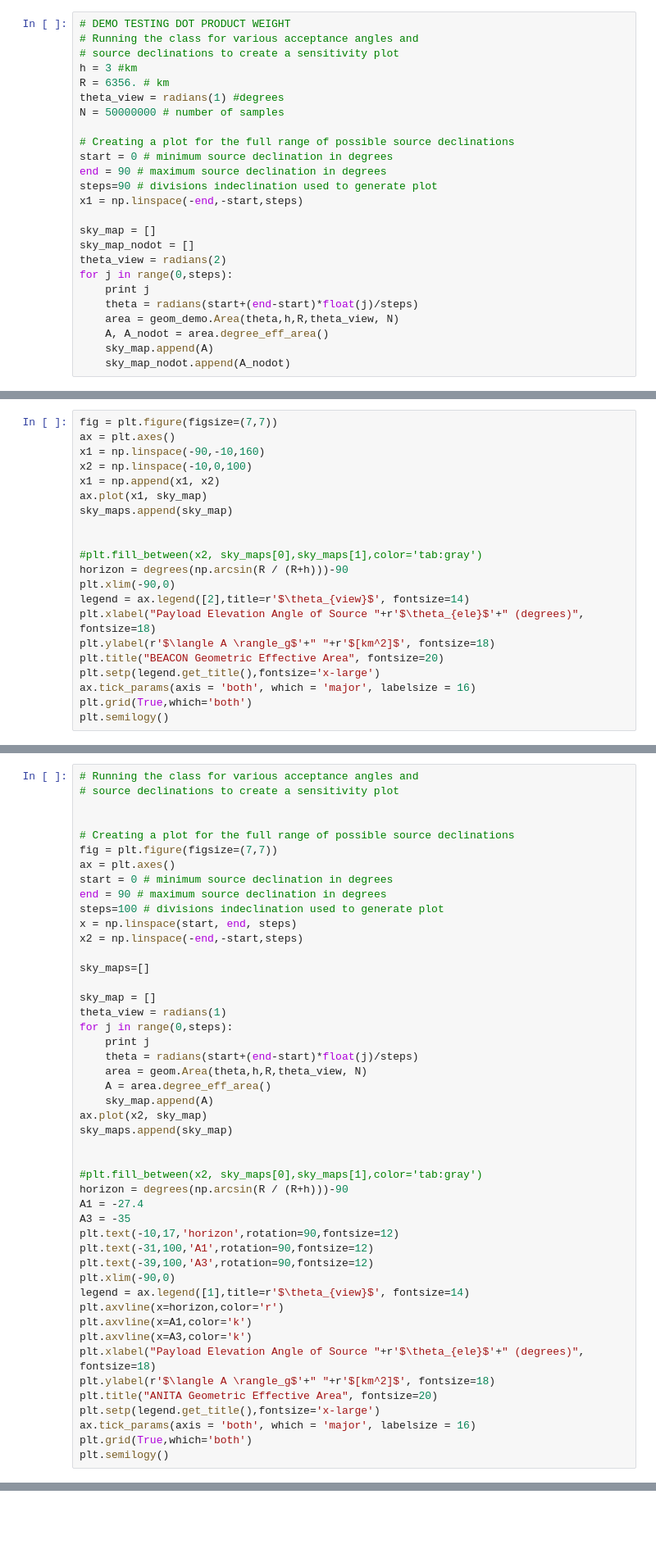
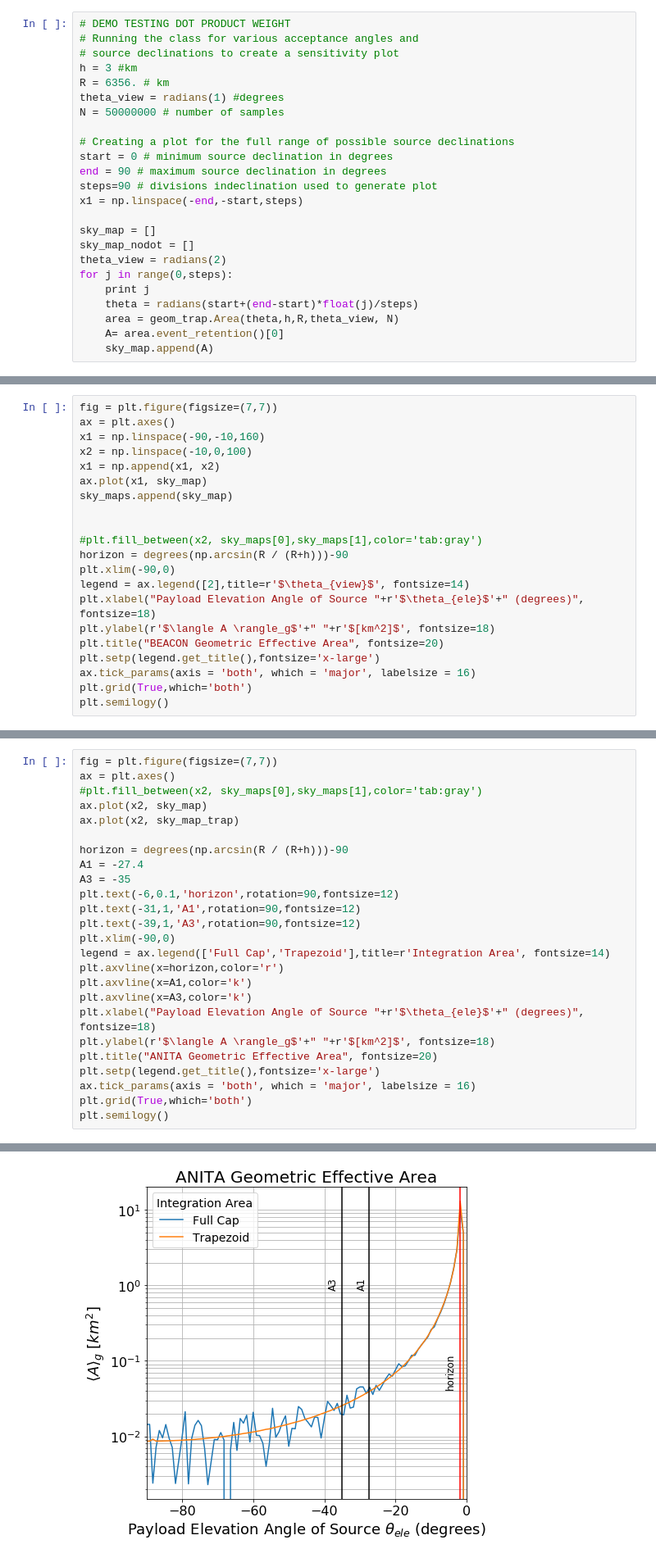
Before and after one commit to afromero/tau_point_source_sim, a Jupyter notebook: geometry_class_test.ipynb, the cells around one changed output, grey strips where cells are left out. Shown at 82% size. Cells and saved outputs as stored; diff of their text form; blank space fills up the shorter version.

Commit message:
Creating files for presentation and final paper

```diff
--- a/geometry_class_test.ipynb
+++ b/geometry_class_test.ipynb
@@ -174,9 +174,8 @@ theta_view = radians(2)
 for j in range(0,steps):
     print j
     theta = radians(start+(end-start)*float(j)/steps)
-    area = geom_demo.Area(theta,h,R,theta_view, N)
-    A, A_nodot = area.degree_eff_area()
+    area = geom_trap.Area(theta,h,R,theta_view, N)
+    A= area.event_retention()[0]
     sky_map.append(A)
-    sky_map_nodot.append(A_nodot)
 # %% [output]
 0
@@ -243,40 +272,18 @@ np.savetxt("BEACON_effectivearea.csv", sky_map, delimiter=",")
 # %%
-# Running the class for various acceptance angles and
-# source declinations to create a sensitivity plot
-
-
-# Creating a plot for the full range of possible source declinations
 fig = plt.figure(figsize=(7,7))
 ax = plt.axes()
-start = 0 # minimum source declination in degrees
-end = 90 # maximum source declination in degrees
-steps=100 # divisions indeclination used to generate plot
-x = np.linspace(start, end, steps)
-x2 = np.linspace(-end,-start,steps)
+#plt.fill_between(x2, sky_maps[0],sky_maps[1],color='tab:gray')
+ax.plot(x2, sky_map)
+ax.plot(x2, sky_map_trap)
 
-sky_maps=[]
-
-sky_map = []
-theta_view = radians(1)
-for j in range(0,steps):
-    print j
-    theta = radians(start+(end-start)*float(j)/steps)
-    area = geom.Area(theta,h,R,theta_view, N)
-    A = area.degree_eff_area()
-    sky_map.append(A)
-ax.plot(x2, sky_map)
-sky_maps.append(sky_map)
-
-
-#plt.fill_between(x2, sky_maps[0],sky_maps[1],color='tab:gray')
 horizon = degrees(np.arcsin(R / (R+h)))-90
 A1 = -27.4
 A3 = -35
-plt.text(-10,17,'horizon',rotation=90,fontsize=12)
-plt.text(-31,100,'A1',rotation=90,fontsize=12)
-plt.text(-39,100,'A3',rotation=90,fontsize=12)
+plt.text(-6,0.1,'horizon',rotation=90,fontsize=12)
+plt.text(-31,1,'A1',rotation=90,fontsize=12)
+plt.text(-39,1,'A3',rotation=90,fontsize=12)
 plt.xlim(-90,0)
-legend = ax.legend([1],title=r'$\theta_{view}$', fontsize=14)
+legend = ax.legend(['Full Cap','Trapezoid'],title=r'Integration Area', fontsize=14)
 plt.axvline(x=horizon,color='r')
 plt.axvline(x=A1,color='k')
 plt.axvline(x=A3,color='k')
@@ -287,3 +294,4 @@ plt.setp(legend.get_title(),fontsize='x-large')
 ax.tick_params(axis = 'both', which = 'major', labelsize = 16)
 plt.grid(True,which='both')
 plt.semilogy()
+# %% [output]
@@ -290,3 +299,4 @@ plt.semilogy()
+[figure, added]
 # %%
 # Creating a plot for source declinations near the horizon
 
```
Also changed, not shown: parts of 5 cells of this notebook, 5 other files.
